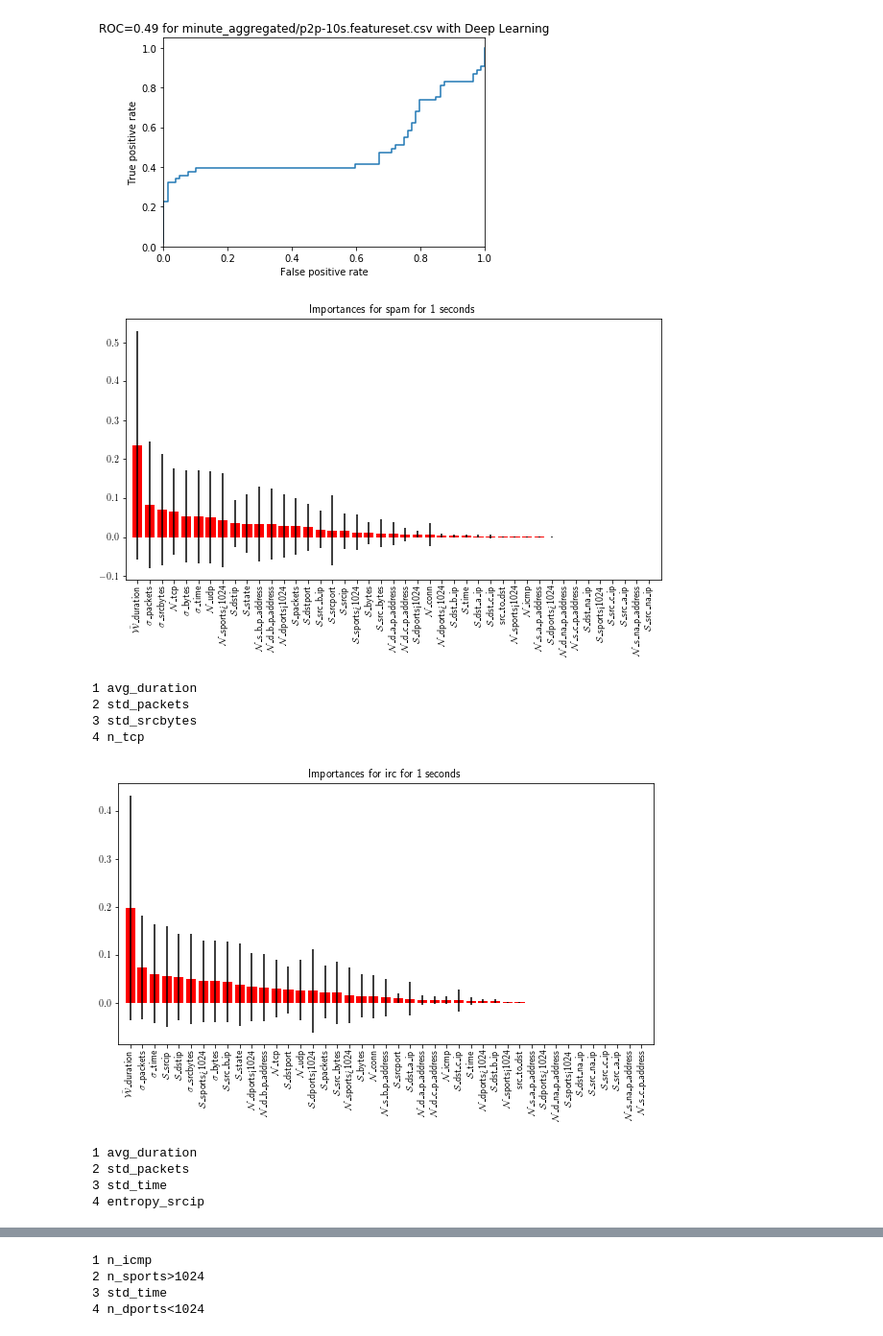
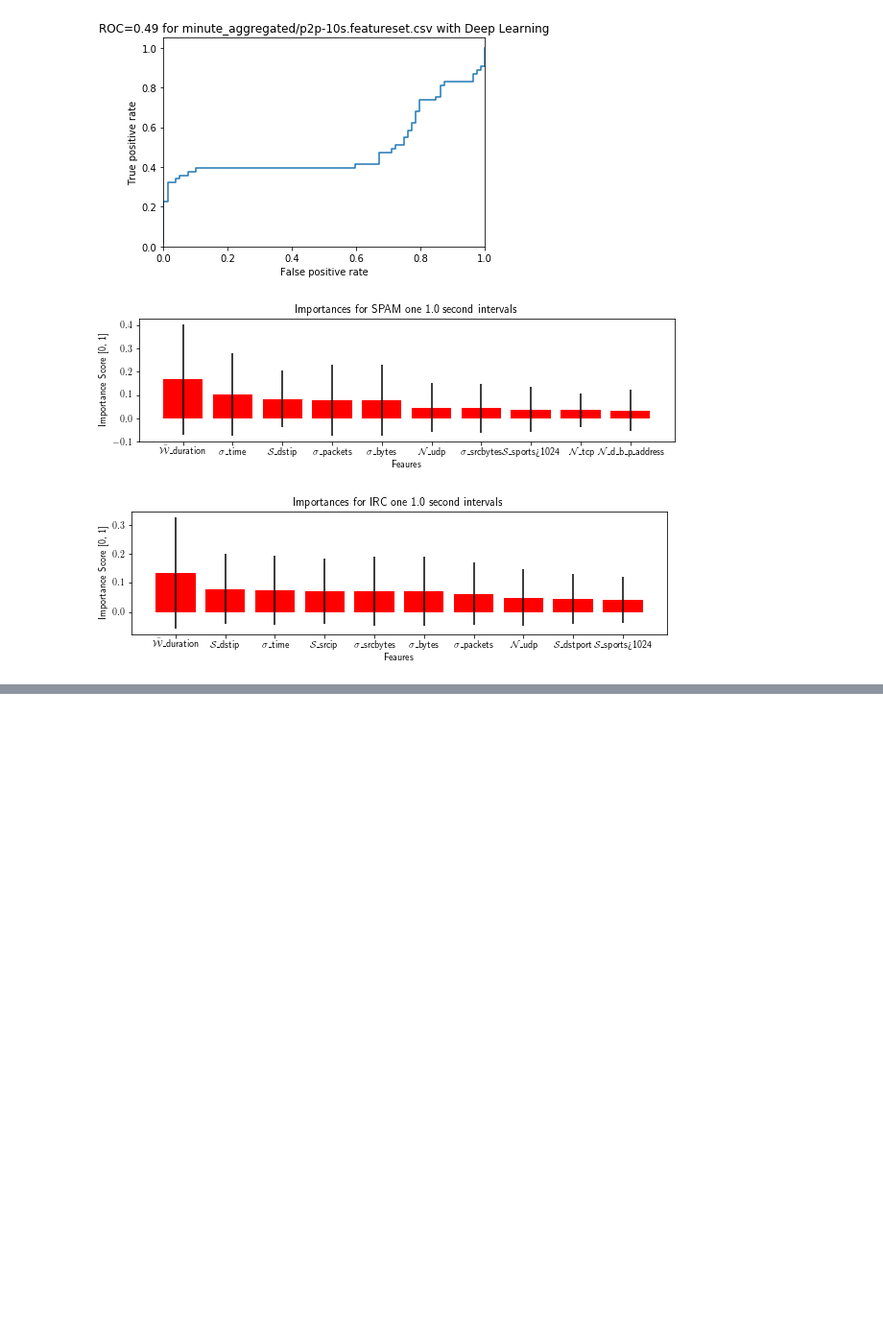
Before and after one commit to SpokenBanana/lambda-code, a Jupyter notebook: ddos-detection/Detecting Attacks.ipynb, the cells around one changed output, grey strips where cells are left out. Shown: that part at 96% size. Cells and saved outputs as stored; diff of their text form; code cells hidden in the pictures; blank space fills up the shorter version.

```diff
--- a/ddos-detection/Detecting Attacks.ipynb
+++ b/ddos-detection/Detecting Attacks.ipynb
@@ -218,21 +218,30 @@ colors = ['red', 'blue', 'black']
 plt.figure(figsize=(10, 5))
 X_detail = []
 Y_detail = []
+plots = []
+dlx_detail = []
+dly_detail = []
 for i, attack in enumerate(attacks):
 
     files = ['minute_aggregated/{}-{}s.featureset.csv'.format(attack, interval) for interval in intervals]
 
     # Run each file through machine learning and get f1_scores of each
     f1_scores = get_plots_for_each_interval(attack, intervals)
-    plt.plot(intervals, f1_scores, color=colors[i], label=attack)
+    plt.plot(intervals, f1_scores, color=colors[i], label='Random Forest on {}'.format(attack))
+    plots.append((intervals, f1_scores, {'color': colors[i], 'label': 'Random Forest on {}'.format(attack)}))
     Y_detail.append(f1_scores[:3])
     X_detail.append(intervals[:3])
 
+    f1_scores = get_plots_for_each_interval(attack, intervals, model='dl')
+    plt.plot(intervals, f1_scores, color=colors[i], label='Deep Learning on {}'.format(attack), linestyle='dashed')
+    plots.append((intervals, f1_scores, {'color': colors[i], 'label': 'Deep Learning on {}'.format(attack), 'linestyle': 'dashed'}))
+    dly_detail.append(f1_scores[:3])
+    dlx_detail.append(intervals[:3])
 
 plt.xticks(intervals, rotation=90)
-plt.ylabel('Interval (seconds)')
+plt.xlabel('Interval (seconds)')
 plt.legend()
-plt.xlabel('F1 Score')
+plt.ylabel('F1 Score')
 plt.title('F1 Score per Interval For Each Attack Type')
 # position of zoomed in plot
 sub_axes = plt.axes([.6, .4, .25, .25])
@@ -240,6 +249,11 @@ i = 0
 for xdetail, ydetail in zip(X_detail, Y_detail):
     sub_axes.plot(xdetail, ydetail, color = colors[i], c = 'k')
     i += 1
+i = 0
+for xdetail, ydetail in zip(dlx_detail, dly_detail):
+    sub_axes.plot(xdetail, ydetail, color = colors[i], c = 'k', linestyle='dashed')
+    i += 1
+
 plt.xticks(intervals[:3], rotation=90)
 plt.show()
 # Now plot these scores
@@ -437,34 +507,32 @@ for f in files:
 # %%
 from plot_features import best_features
 from botnet_detection import get_specific_features_from, rf_train
 from summarizer import Summarizer
 import numpy as np
+import matplotlib.pyplot as plt
 
-attacks = ['spam', 'irc', 'ddos']
+attacks = ['spam', 'irc', 'ddos', 'all attacks']
 files = [
-    'minute_aggregated/spam-1s.featureset.csv',
-    'minute_aggregated/irc-1s.featureset.csv',
-    'minute_aggregated/ddos-0.01s.featureset.csv'
+    'minute_aggregated/spam-1.0s.featureset.csv',
+    'minute_aggregated/irc-1.0s.featureset.csv',
+    'minute_aggregated/ddos-0.01s.featureset.csv',
+    # 'minute_aggregated/all-1.0s.featureset.csv'
 ]
 
-for f in files:
+for i, f in enumerate(files):
+
+    plt.figure(figsize=(10, 8))
+    plt.subplot(3, 1, i+1)
     features = Summarizer().features
     xtrain, xtest, ytrain, ytest = get_specific_features_from(f, features)
-    clf = rf_train(xtrain, ytrain)
-    attack_interval = f.split('/')[-1].split('.')[0]
+    clf = rf_train(xtrain, ytrain, trees=50)
+    attack_interval = '.'.join(f.split('/')[-1].split('.')[:2])
     attack = attack_interval.split('-')[0]
     interval = attack_interval.split('-')[1][:-1]
-    indices = best_features(clf, np.array(xtrain), '{} for {} seconds'.format(attack, interval), features)
-    for i, index in enumerate(indices[:4]):
-        print(i+1, features[index])
+
+    indices = best_features(clf, np.array(xtrain), '{} one {} second intervals'.format(attack.upper(), interval), features)[:10]
+    # for i, index in enumerate(indices[:4]):
+    #     print(i+1, features[index])
 # %% [output]
-[figure, old version]
+[figure, new version]
-1 avg_duration
-2 std_packets
-3 std_srcbytes
-4 n_tcp
-[figure, old version]
+[figure, new version]
-1 avg_duration
-2 std_packets
-3 std_time
-4 entropy_srcip
@@ -472,4 +539,0 @@ for f in files:
-1 n_icmp
-2 n_sports>1024
-3 std_time
-4 n_dports<1024
```
Also changed, not shown: parts of 7 cells of this notebook, 3 other files.
